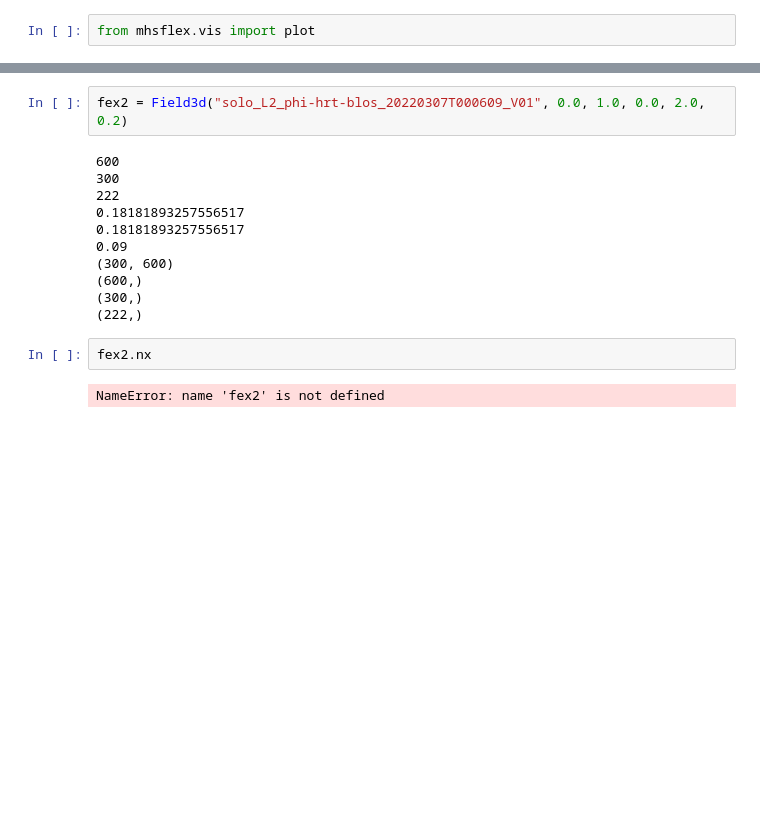
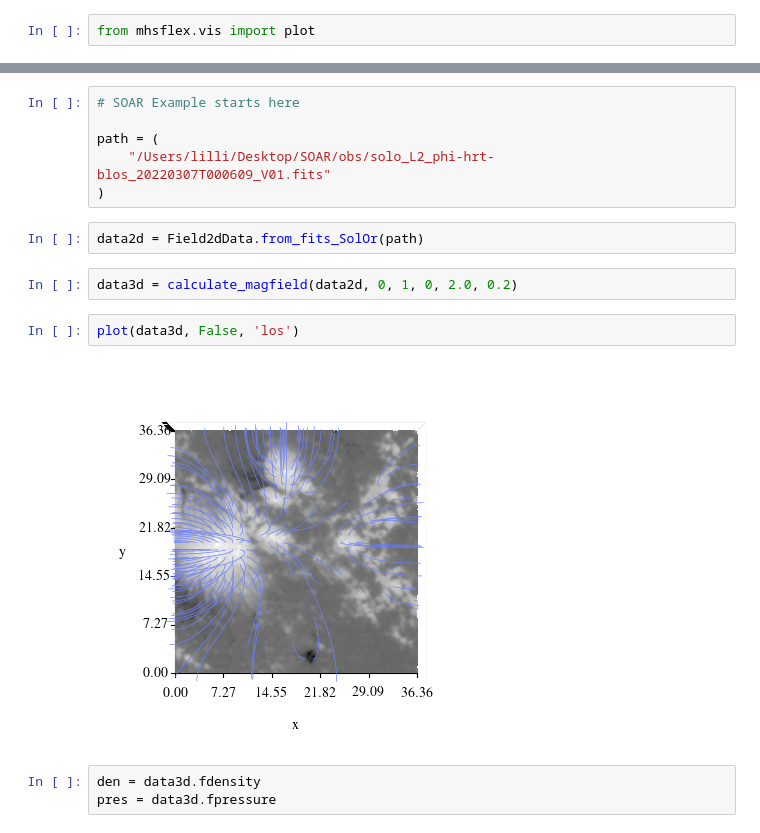
Before and after one commit to LMNadol/mflex, a Jupyter notebook: mhsflex/test.ipynb, the cells around one changed output, grey strips where cells are left out. Saved outputs shown, nothing was run; the diff lists cells and outputs as text; blank space fills up the shorter version.

```diff
--- a/mhsflex/test.ipynb
+++ b/mhsflex/test.ipynb
@@ -278,17 +77,17 @@ read_fits(name)
+# %%
+# SOAR Example starts here
+
+path = (
+    "/Users/lilli/Desktop/SOAR/obs/solo_L2_phi-hrt-blos_20220307T000609_V01.fits"
+)
+# %%
+data2d = Field2dData.from_fits_SolOr(path)
 # %%
-fex2 = Field3d("solo_L2_phi-hrt-blos_20220307T000609_V01", 0.0, 1.0, 0.0, 2.0, 0.2)
+data3d = calculate_magfield(data2d, 0, 1, 0, 2.0, 0.2)
-# %% [output]
-600
-300
-222
-0.18181893257556517
-0.18181893257556517
-0.09
-(300, 600)
-(600,)
-(300,)
-(222,)
-# %%
-fex2.nx
-# %% [output]
-NameError: name 'fex2' is not defined
+# %%
+plot(data3d, False, 'los')
+# %% [output]
+[figure, added]
+# %%
+den = data3d.fdensity
+pres = data3d.fpressure
```
Also changed, not shown: parts of 24 cells of this notebook, 5 other files.
